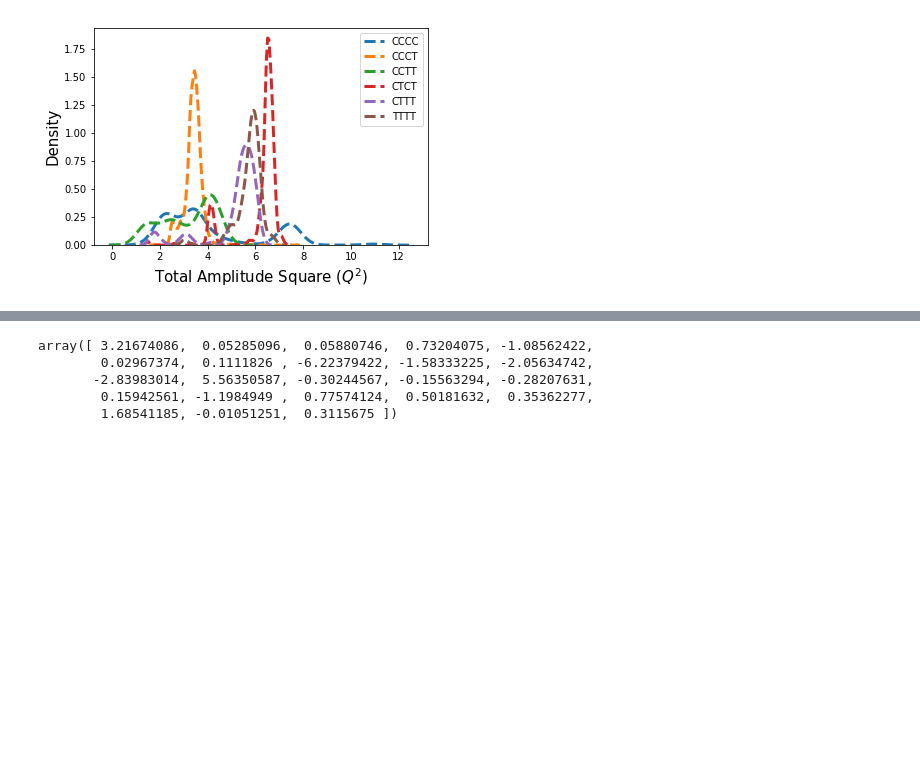
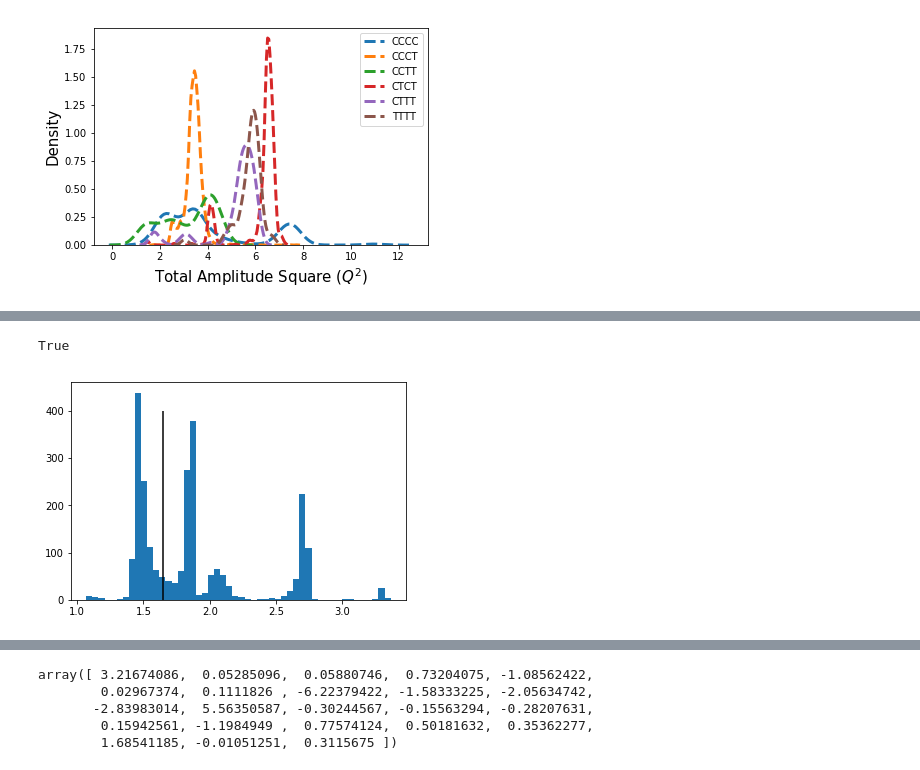
Before and after one commit to lucianlschan/RING, a Jupyter notebook: CTPs Analysis.ipynb, the cells around one changed output, grey strips where cells are left out. Drawn from its saved outputs; the diff is of its cells as text; code cells hidden in the pictures; blank space fills up the shorter version.

```diff
--- a/CTPs Analysis.ipynb
+++ b/CTPs Analysis.ipynb
@@ -541,0 +577,10 @@ plt.show()
+# %%
+325 in cccc
+# %% [output]
+True
+# %%
+plt.hist(cccc_[["q2","q3","q4","q5","q6"]].apply(np.square).sum(axis=1).apply(np.sqrt),bins=50)
+plt.vlines(1.65,0,400)
+plt.show()
+# %% [output]
+[figure, added]
```
Also changed, not shown: parts of 69 cells of this notebook.
